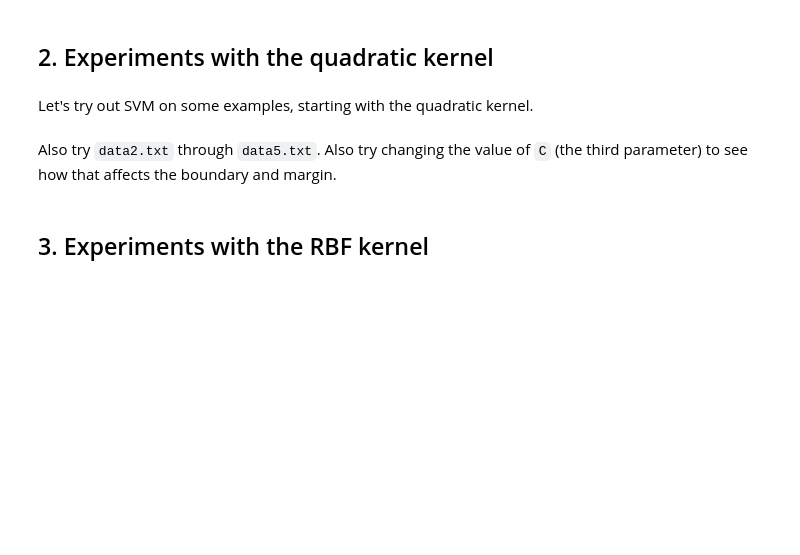
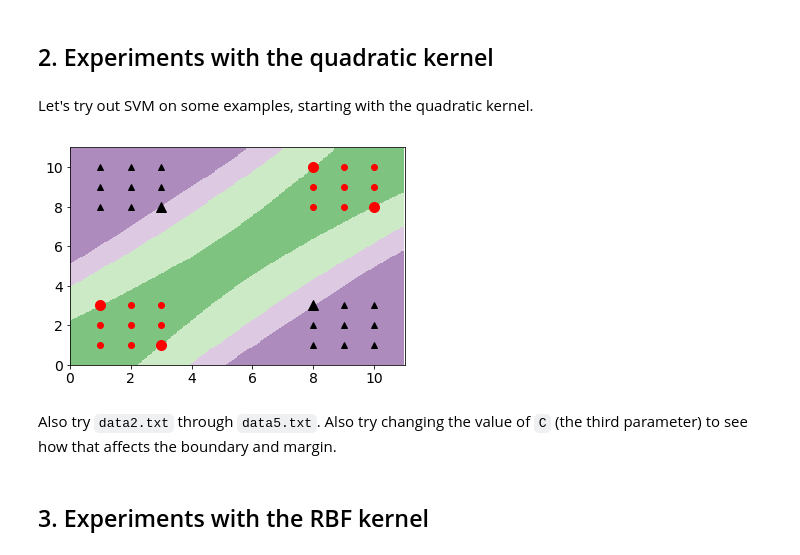
Before and after one commit to SindhuSobhan/MachineLearn, a Jupyter notebook: UCSanDiego ML/Kernal_SVM _Perceptron/kernel_SVM_and_Perceptron.ipynb, the cells around one changed output. Saved outputs shown, nothing was run; the diff lists cells and outputs as text; code cells hidden in the pictures; blank space fills up the shorter version.

```diff
--- a/UCSanDiego ML/Kernal_SVM _Perceptron/kernel_SVM_and_Perceptron.ipynb
+++ b/UCSanDiego ML/Kernal_SVM _Perceptron/kernel_SVM_and_Perceptron.ipynb
@@ -74,7 +74,9 @@ def learn_and_display_SVM(datafile, kernel_type='rbf', C_value=1.0, s_value=1.0)
 # %% [markdown]
 Let's try out SVM on some examples, starting with the quadratic kernel.
 # %%
-learn_and_display_SVM('data1.txt', 'quadratic', 1.0)
+learn_and_display_SVM('data2.txt', 'quadratic', 1)
+# %% [output]
+[figure, added]
 # %% [markdown]
 Also try `data2.txt` through `data5.txt`. Also try changing the value of `C` (the third parameter) to see how that affects the boundary and margin.
 # %% [markdown]
```
Also changed, not shown: parts of 5 cells of this notebook.
